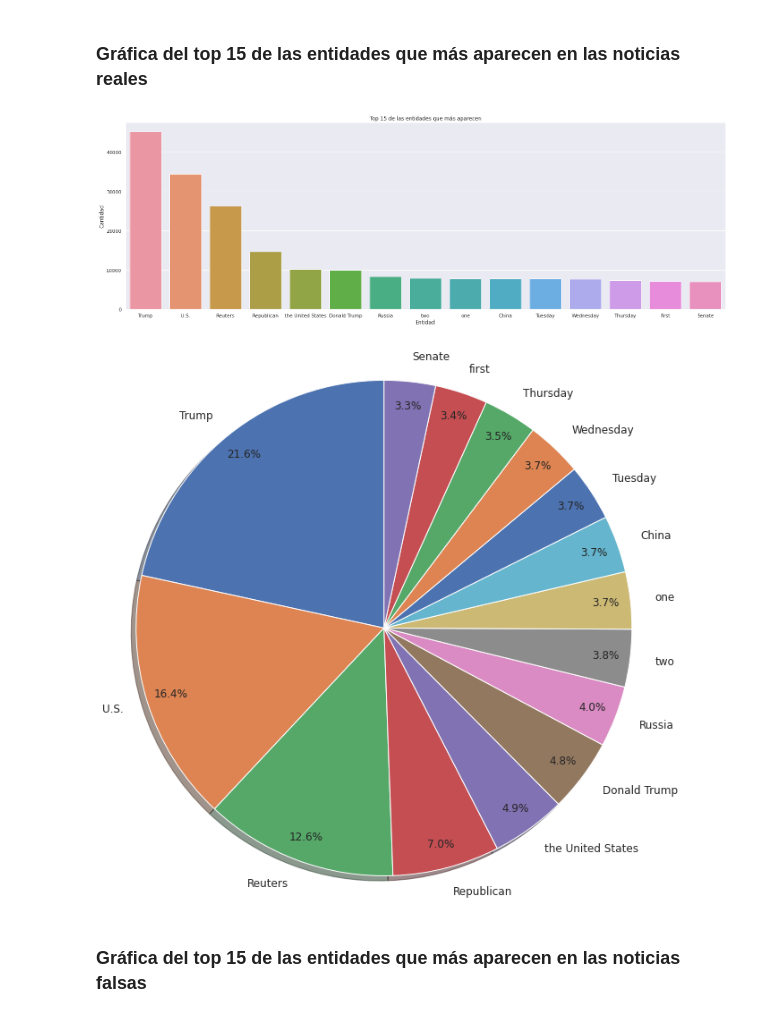
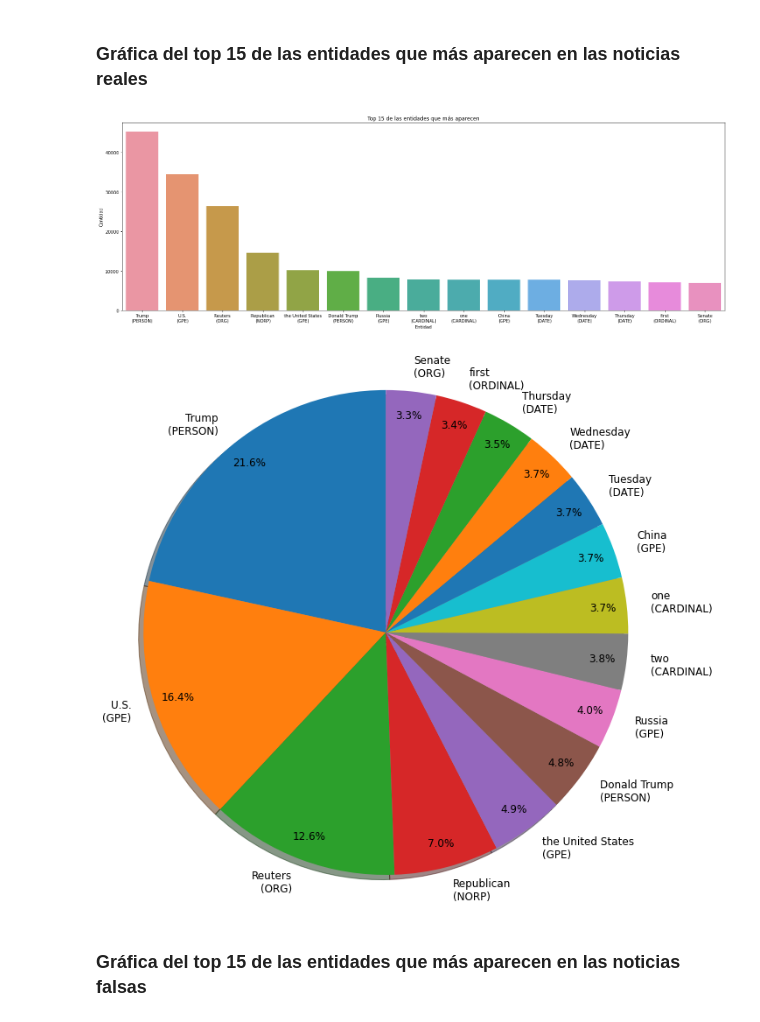
Before and after one commit to fake-news-unal/fake-news, a Jupyter notebook: exploration.ipynb, the cells around one changed output. Cells and saved outputs as stored; diff of their text form; code cells hidden in the pictures.

```diff
--- a/exploration.ipynb
+++ b/exploration.ipynb
@@ -12,7 +12,7 @@ import nltk
 import gensim
 import sqlite3
 
-sqlite_db = "./dataset/fake_news1.sqlite"
+sqlite_db = "./dataset/fake_news.sqlite"
 
 conn = sqlite3.connect(sqlite_db)
 df_news = pd.read_sql_query("SELECT * FROM NEWS", conn)
@@ -596,17 +596,17 @@ plt.show()
 ### Gráfica del top 15 de las entidades que más aparecen en las noticias reales
 # %%
 conn = sqlite3.connect(sqlite_db)
-tmp_df = pd.read_sql_query("SELECT count(*) as count, ent_text FROM SENTENCE_ENTITY se JOIN ENTITY e ON se.ent_id = e.ent_id JOIN SENTENCE s on se.sent_id = s.sent_id JOIN NEWS n on s.news_id = n.news_id WHERE n.isfake = 1 GROUP BY e.ent_id ORDER BY count DESC", conn)
+tmp_df = pd.read_sql_query("SELECT count(*) as count, ( ent_text || '\n' || '(' || type || ')' ) as ent_text FROM SENTENCE_ENTITY se JOIN ENTITY e ON se.ent_id = e.ent_id JOIN TYPE_ENTITY te on e.type_id = te.type_id JOIN SENTENCE s on se.sent_id = s.sent_id JOIN NEWS n on s.news_id = n.news_id WHERE n.isfake = 1 GROUP BY e.ent_id ORDER BY count DESC", conn)
 conn.close()
 
 plt.figure(figsize = (25, 8))
 sns.barplot(x="ent_text", y="count", data=tmp_df.head(15))
 plt.title('Top 15 de las entidades que más aparecen')
 plt.xlabel('Entidad')
 plt.ylabel('Cantidad')
 plt.show()
 # %% [output]
-[figure, old version]
+[figure, new version]
 # %%
 fig1, ax1 = plt.subplots(figsize=(11, 11))
 ax1.pie(tmp_df["count"].head(15).tolist(), labels=tmp_df["ent_text"].head(15).tolist(), autopct='%1.1f%%', shadow=True, startangle=90, textprops={'fontsize': 12},pctdistance=0.9)
@@ -614,7 +614,7 @@ ax1.axis('equal')
 
 plt.show()
 # %% [output]
-[figure, old version]
+[figure, new version]
 # %% [markdown]
 ### Gráfica del top 15 de las entidades que más aparecen en las noticias falsas
 # %%
```
Also changed, not shown: parts of 4 cells of this notebook.
